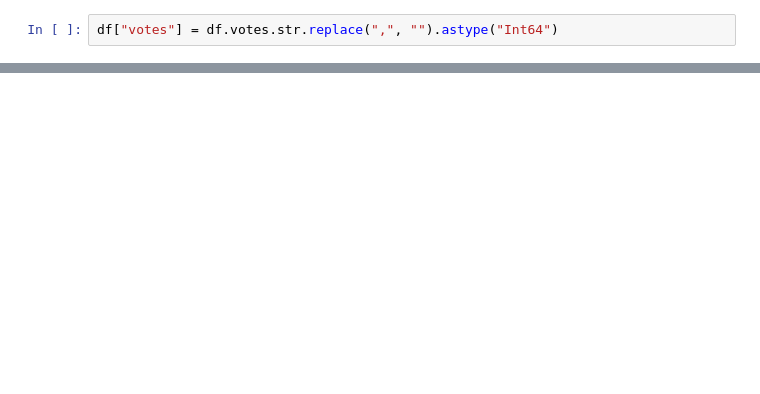
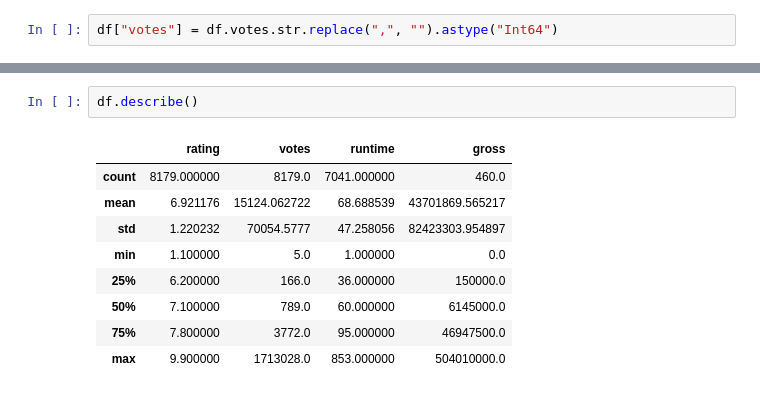
Before and after one commit to Gerum-Berhanu/data-cleaning, a Jupyter notebook: projects/06_imdb_movies/06_data_cleaning.ipynb, the cells around one changed output, grey strips where cells are left out. Cells and saved outputs as stored; diff of their text form; blank space fills up the shorter version.

```diff
--- a/projects/06_imdb_movies/06_data_cleaning.ipynb
+++ b/projects/06_imdb_movies/06_data_cleaning.ipynb
@@ -301,0 +315,12 @@ Name: votes, dtype: Float64
+# %%
+df.describe()
+# %% [output]
+|  | rating | votes | runtime | gross |
+| count | 8179.000000 | 8179.0 | 7041.000000 | 460.0 |
+| mean | 6.921176 | 15124.062722 | 68.688539 | 43701869.565217 |
+| std | 1.220232 | 70054.5777 | 47.258056 | 82423303.954897 |
+| min | 1.100000 | 5.0 | 1.000000 | 0.0 |
+| 25% | 6.200000 | 166.0 | 36.000000 | 150000.0 |
+| 50% | 7.100000 | 789.0 | 60.000000 | 6145000.0 |
+| 75% | 7.800000 | 3772.0 | 95.000000 | 46947500.0 |
+| max | 9.900000 | 1713028.0 | 853.000000 | 504010000.0 |
```
Also changed, not shown: parts of 10 cells of this notebook.
